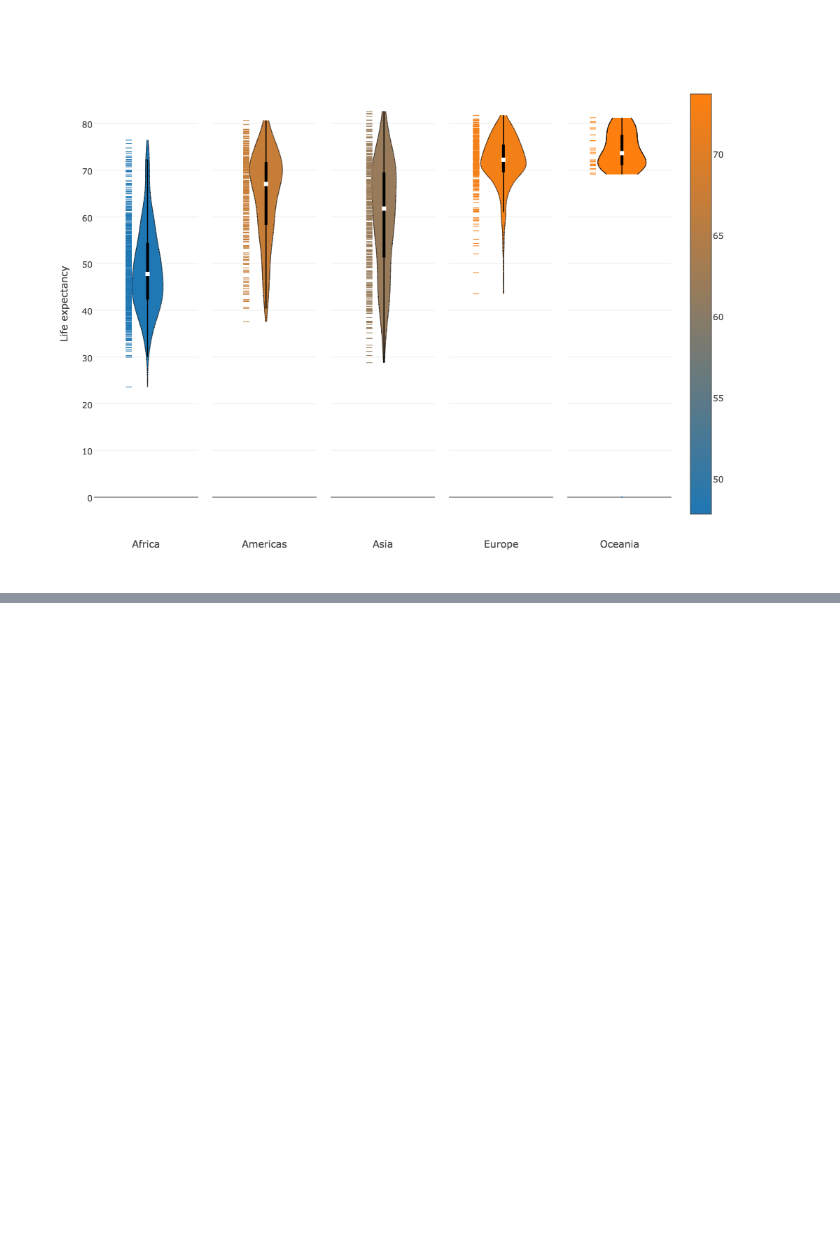
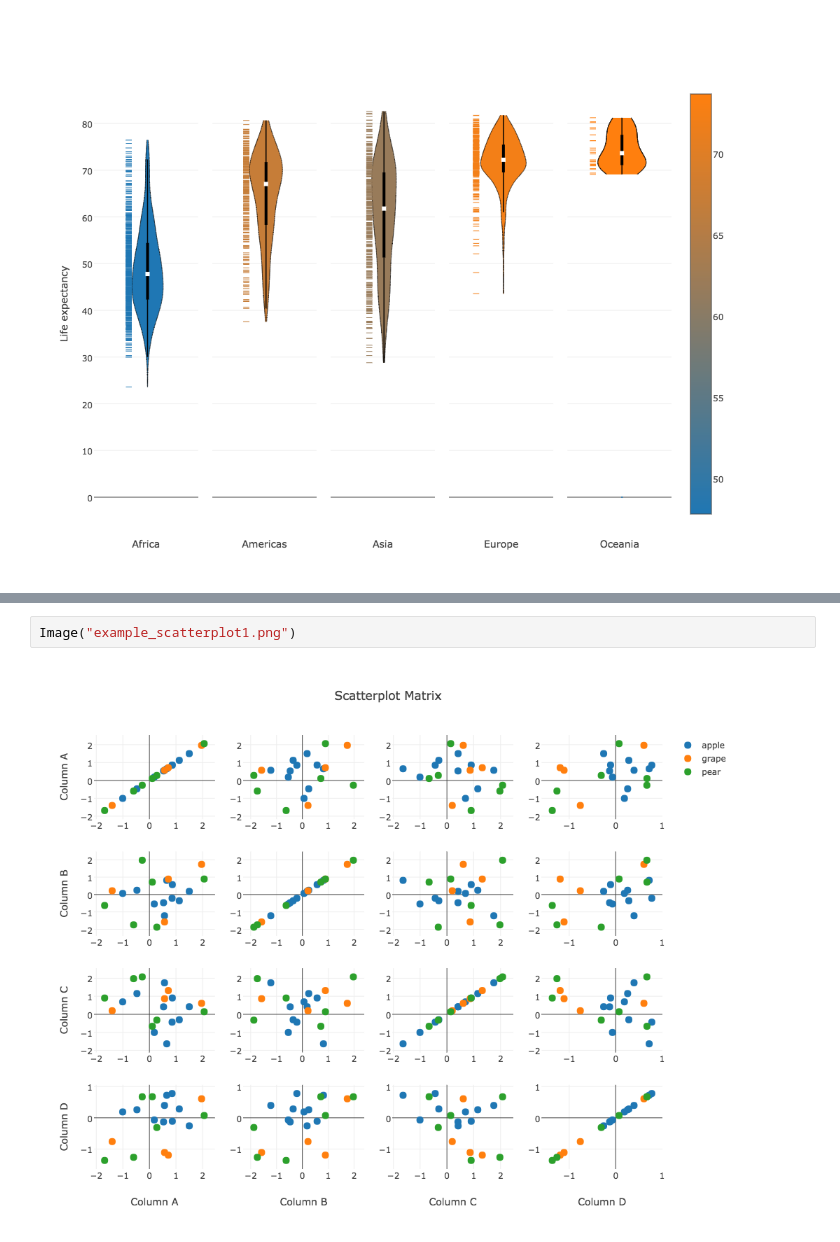
Before and after one commit to hackingmaterials/matminer, a Jupyter notebook: plotly/examples/plotly_examples.ipynb, the cells around one changed output, grey strips where cells are left out. Drawn from its saved outputs; the diff is of its cells as text; blank space fills up the shorter version.

Commit message:
add scatter matrix to examples

```diff
--- a/plotly/examples/plotly_examples.ipynb
+++ b/plotly/examples/plotly_examples.ipynb
@@ -92,0 +119,4 @@ Image("example_violinplot2.png")
+# %%
+Image("example_scatterplot1.png")
+# %% [output]
+[figure, added]
```
Also changed, not shown: parts of 6 cells of this notebook, 8 other files.
